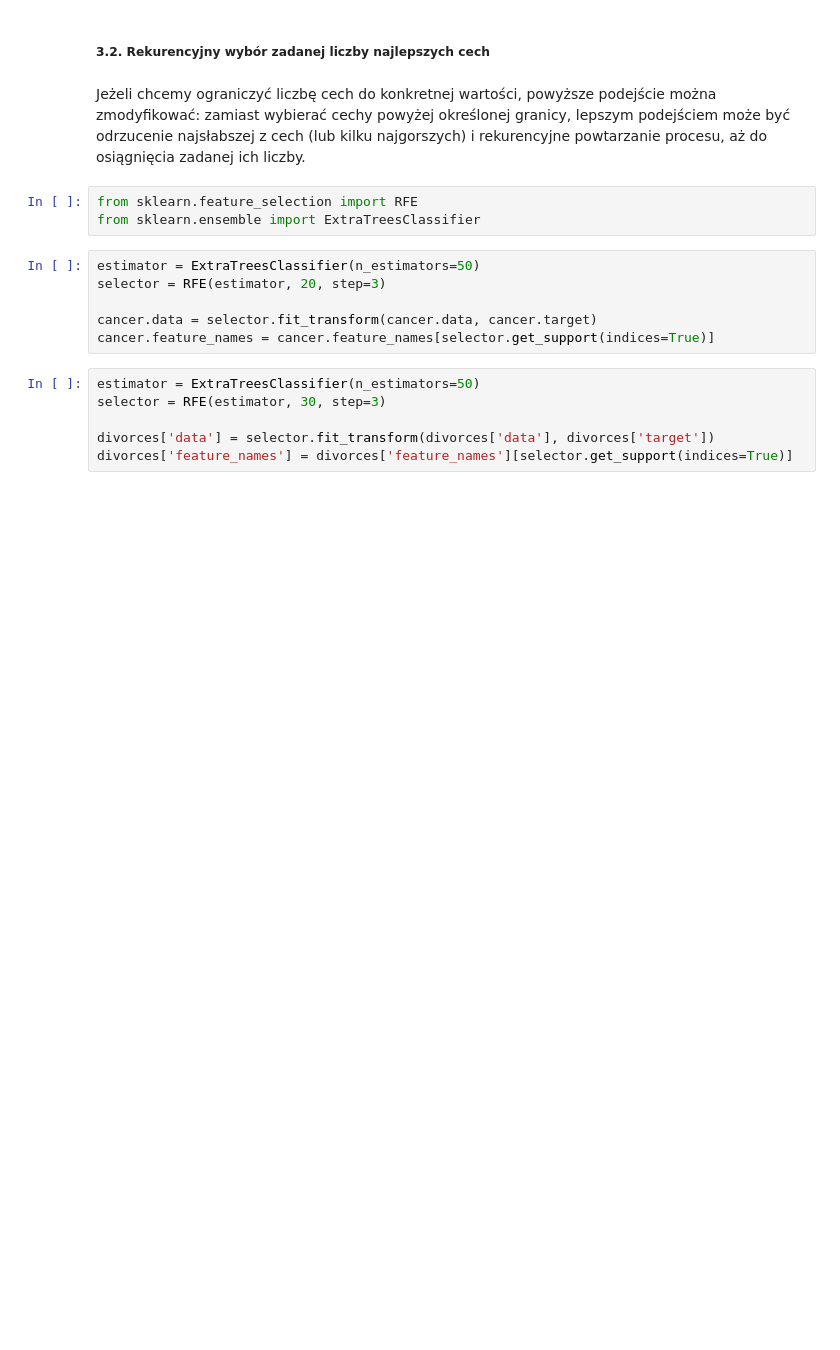
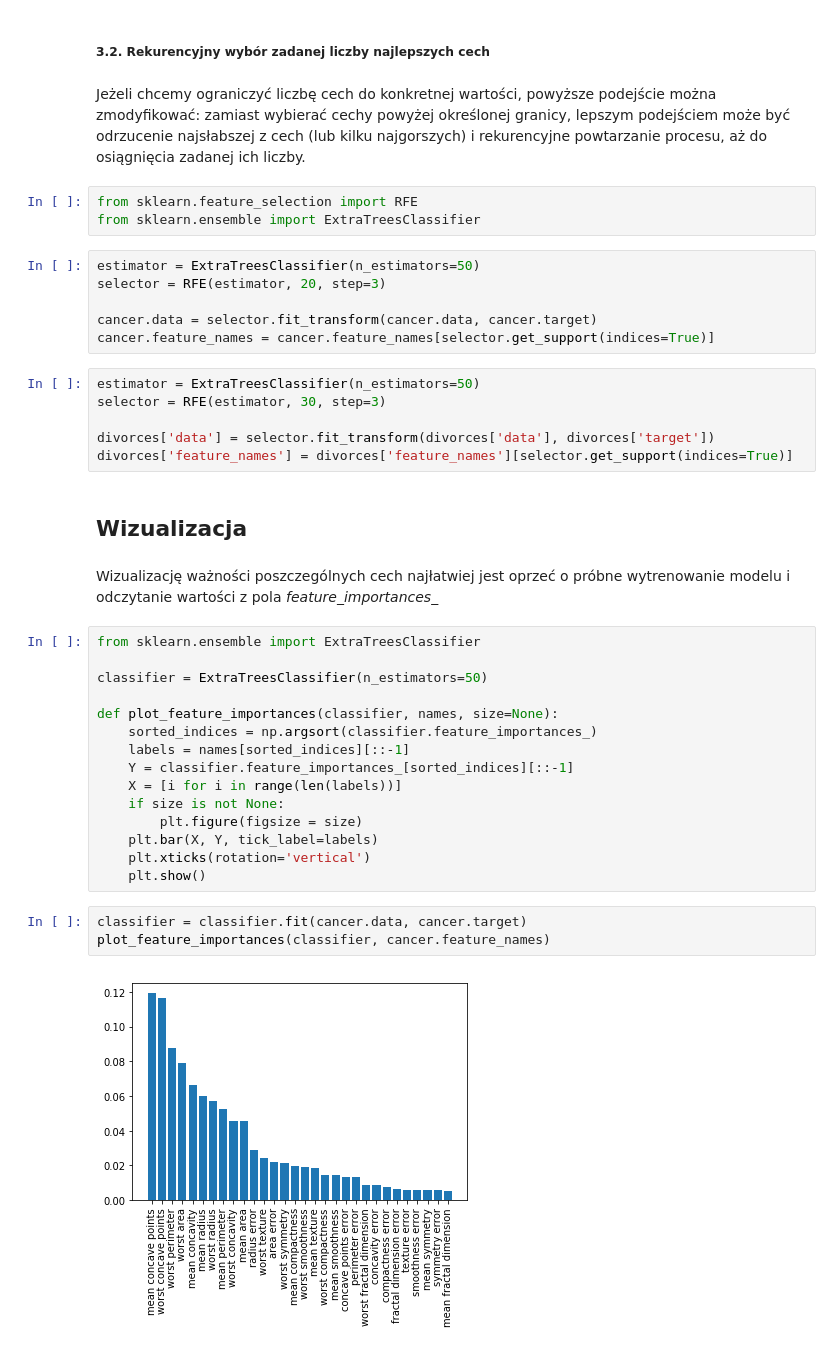
Before and after one commit to tyrrr-aj/ML_tutorial2, a Jupyter notebook: Tutorial 2 - Feature Selection.ipynb, the cells around one changed output. Cells and saved outputs as stored; diff of their text form; blank space fills up the shorter version.

Commit message:
feature importane visualization added

```diff
--- a/Tutorial 2 - Feature Selection.ipynb
+++ b/Tutorial 2 - Feature Selection.ipynb
@@ -145,3 +145,27 @@ selector = RFE(estimator, 30, step=3)
 
 divorces['data'] = selector.fit_transform(divorces['data'], divorces['target'])
 divorces['feature_names'] = divorces['feature_names'][selector.get_support(indices=True)]
+# %% [markdown]
+## Wizualizacja
+# %% [markdown]
+Wizualizację ważności poszczególnych cech najłatwiej jest oprzeć o próbne wytrenowanie modelu i odczytanie wartości z pola *feature_importances_*
+# %%
+from sklearn.ensemble import ExtraTreesClassifier
+
+classifier = ExtraTreesClassifier(n_estimators=50)
+
+def plot_feature_importances(classifier, names, size=None):
+    sorted_indices = np.argsort(classifier.feature_importances_)
+    labels = names[sorted_indices][::-1]
+    Y = classifier.feature_importances_[sorted_indices][::-1]
+    X = [i for i in range(len(labels))]
+    if size is not None:
+        plt.figure(figsize = size)
+    plt.bar(X, Y, tick_label=labels)
+    plt.xticks(rotation='vertical')
+    plt.show()
+# %%
+classifier = classifier.fit(cancer.data, cancer.target)
+plot_feature_importances(classifier, cancer.feature_names)
+# %% [output]
+[figure, added]
```
Also changed, not shown: parts of 2 cells of this notebook.
